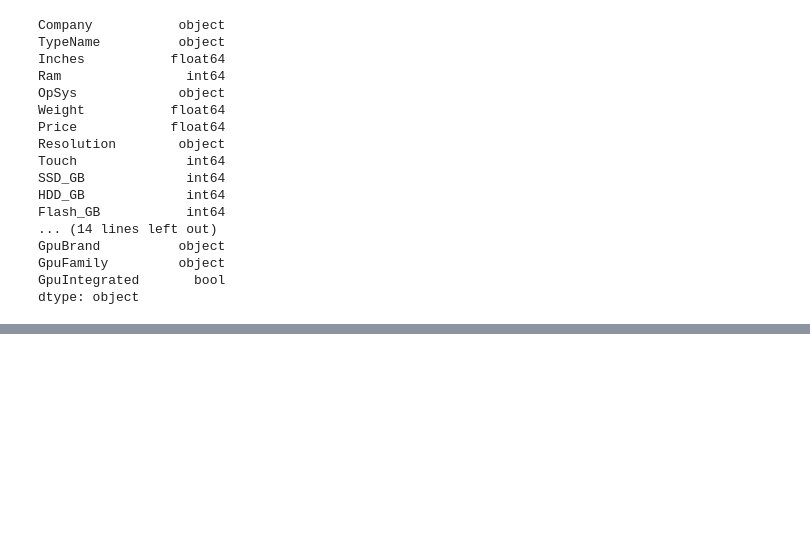
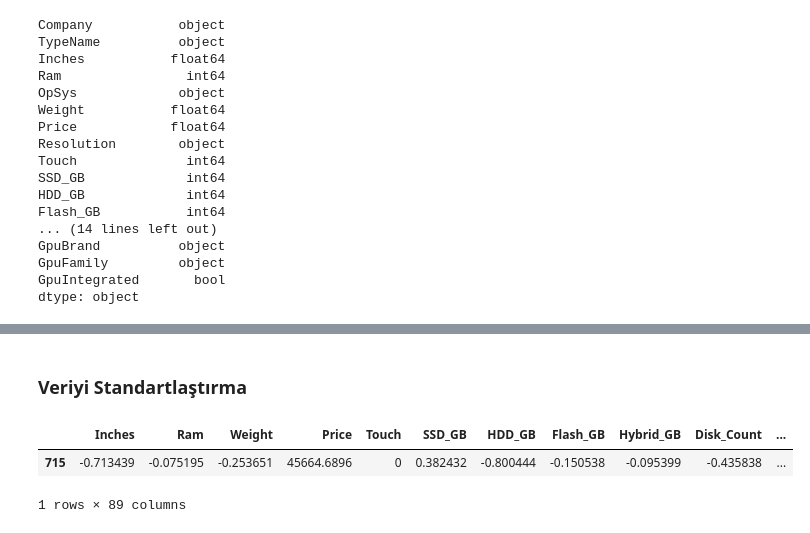
Before and after one commit to mmeliht/Artificial_Intelligence_Course, a Jupyter notebook: week6_homework/Laptop Price Prediction - Regression.ipynb, the cells around one changed output, grey strips where cells are left out. Drawn from its saved outputs; the diff is of its cells as text; code cells hidden in the pictures; blank space fills up the shorter version.

Commit message:
scale data

```diff
--- a/week6_homework/Laptop Price Prediction - Regression.ipynb
+++ b/week6_homework/Laptop Price Prediction - Regression.ipynb
@@ -695,3 +695,5 @@ GpuBrand          object
 GpuFamily         object
 GpuIntegrated       bool
 dtype: object
+# %%
+df = pd.get_dummies(df, columns=['Company', 'TypeName', 'OpSys', 'Resolution', 'CpuBrand', 'CpuFamily', 'GpuBrand', 'GpuFamily'], drop_first=True)
@@ -697,0 +724,2 @@ dtype: object
+# %% [markdown]
+### Veriyi Standartlaştırma
@@ -697,0 +728,19 @@ dtype: object
+# %%
+# Ölçeklenecek sayısal sütunlar
+num_cols = [
+    'Inches', 'Ram', 'Weight',
+    'SSD_GB', 'HDD_GB', 'Flash_GB', 'Hybrid_GB',
+    'Disk_Count', 'Total_GB',
+    'SSD_Ratio', 'HDD_Ratio', 'Flash_Ratio', 'Hybrid_Ratio',
+    'CpuSpeedGHz'
+]
+# %%
+scaler = StandardScaler()
+# %%
+df[num_cols] = scaler.fit_transform(df[num_cols])
+# %%
+df.sample()
+# %% [output]
+|  | Inches | Ram | Weight | Price | Touch | SSD_GB | HDD_GB | Flash_GB | Hybrid_GB | Disk_Count | ... |
+| 715 | -0.713439 | -0.075195 | -0.253651 | 45664.6896 | 0 | 0.382432 | -0.800444 | -0.150538 | -0.095399 | -0.435838 | ... |
+1 rows × 89 columns
```
Also changed, not shown: parts of 3 cells of this notebook.
